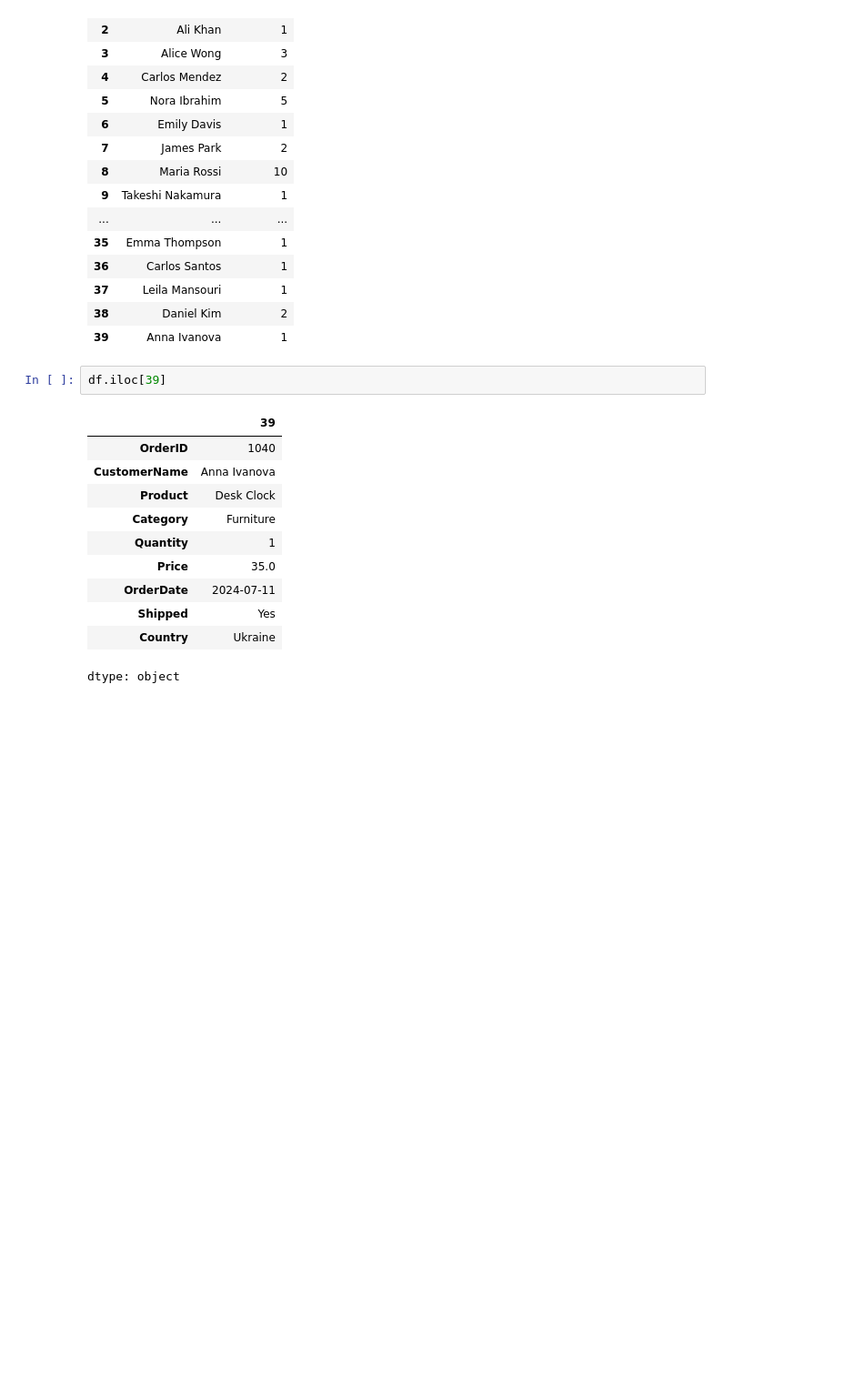
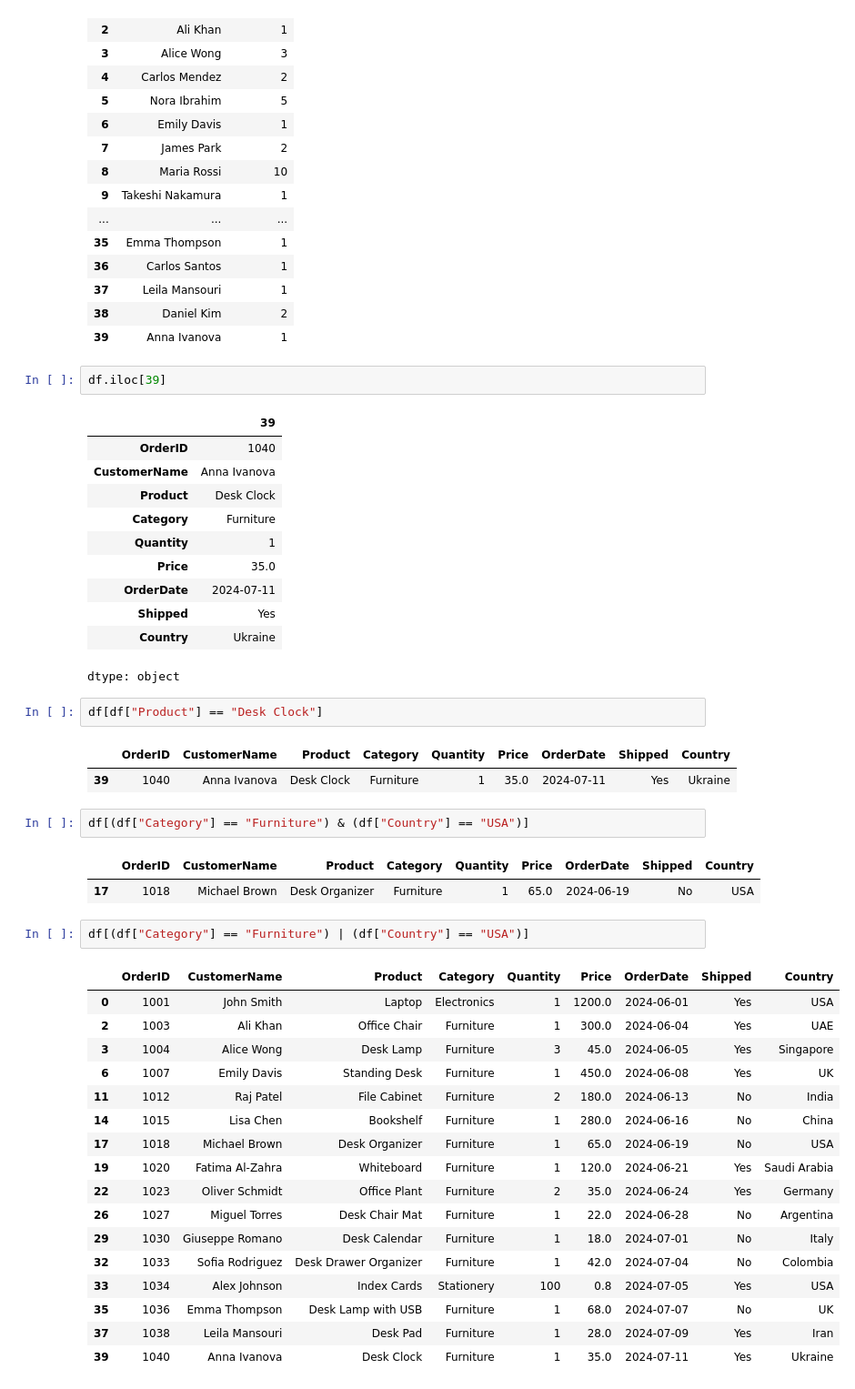
Before and after one commit to ravikeerthi7606/Pandas, a Jupyter notebook: Pandas.ipynb, the cells around one changed output. Shown at 91% size. Saved outputs shown, nothing was run; the diff lists cells and outputs as text; blank space fills up the shorter version.

```diff
--- a/Pandas.ipynb
+++ b/Pandas.ipynb
@@ -117,3 +117,33 @@ df.iloc[39]
 | Shipped | Yes |
 | Country | Ukraine |
 dtype: object
+# %%
+df[df["Product"] == "Desk Clock"]
+# %% [output]
+|  | OrderID | CustomerName | Product | Category | Quantity | Price | OrderDate | Shipped | Country |
+| 39 | 1040 | Anna Ivanova | Desk Clock | Furniture | 1 | 35.0 | 2024-07-11 | Yes | Ukraine |
+# %%
+df[(df["Category"] == "Furniture") & (df["Country"] == "USA")]
+# %% [output]
+|  | OrderID | CustomerName | Product | Category | Quantity | Price | OrderDate | Shipped | Country |
+| 17 | 1018 | Michael Brown | Desk Organizer | Furniture | 1 | 65.0 | 2024-06-19 | No | USA |
+# %%
+df[(df["Category"] == "Furniture") | (df["Country"] == "USA")]
+# %% [output]
+|  | OrderID | CustomerName | Product | Category | Quantity | Price | OrderDate | Shipped | Country |
+| 0 | 1001 | John Smith | Laptop | Electronics | 1 | 1200.0 | 2024-06-01 | Yes | USA |
+| 2 | 1003 | Ali Khan | Office Chair | Furniture | 1 | 300.0 | 2024-06-04 | Yes | UAE |
+| 3 | 1004 | Alice Wong | Desk Lamp | Furniture | 3 | 45.0 | 2024-06-05 | Yes | Singapore |
+| 6 | 1007 | Emily Davis | Standing Desk | Furniture | 1 | 450.0 | 2024-06-08 | Yes | UK |
+| 11 | 1012 | Raj Patel | File Cabinet | Furniture | 2 | 180.0 | 2024-06-13 | No | India |
+| 14 | 1015 | Lisa Chen | Bookshelf | Furniture | 1 | 280.0 | 2024-06-16 | No | China |
+| 17 | 1018 | Michael Brown | Desk Organizer | Furniture | 1 | 65.0 | 2024-06-19 | No | USA |
+| 19 | 1020 | Fatima Al-Zahra | Whiteboard | Furniture | 1 | 120.0 | 2024-06-21 | Yes | Saudi Arabia |
+| 22 | 1023 | Oliver Schmidt | Office Plant | Furniture | 2 | 35.0 | 2024-06-24 | Yes | Germany |
+| 26 | 1027 | Miguel Torres | Desk Chair Mat | Furniture | 1 | 22.0 | 2024-06-28 | No | Argentina |
+| 29 | 1030 | Giuseppe Romano | Desk Calendar | Furniture | 1 | 18.0 | 2024-07-01 | No | Italy |
+| 32 | 1033 | Sofia Rodriguez | Desk Drawer Organizer | Furniture | 1 | 42.0 | 2024-07-04 | No | Colombia |
+| 33 | 1034 | Alex Johnson | Index Cards | Stationery | 100 | 0.8 | 2024-07-05 | Yes | USA |
+| 35 | 1036 | Emma Thompson | Desk Lamp with USB | Furniture | 1 | 68.0 | 2024-07-07 | No | UK |
+| 37 | 1038 | Leila Mansouri | Desk Pad | Furniture | 1 | 28.0 | 2024-07-09 | Yes | Iran |
+| 39 | 1040 | Anna Ivanova | Desk Clock | Furniture | 1 | 35.0 | 2024-07-11 | Yes | Ukraine |
```
Also changed, not shown: parts of 2 cells of this notebook.
